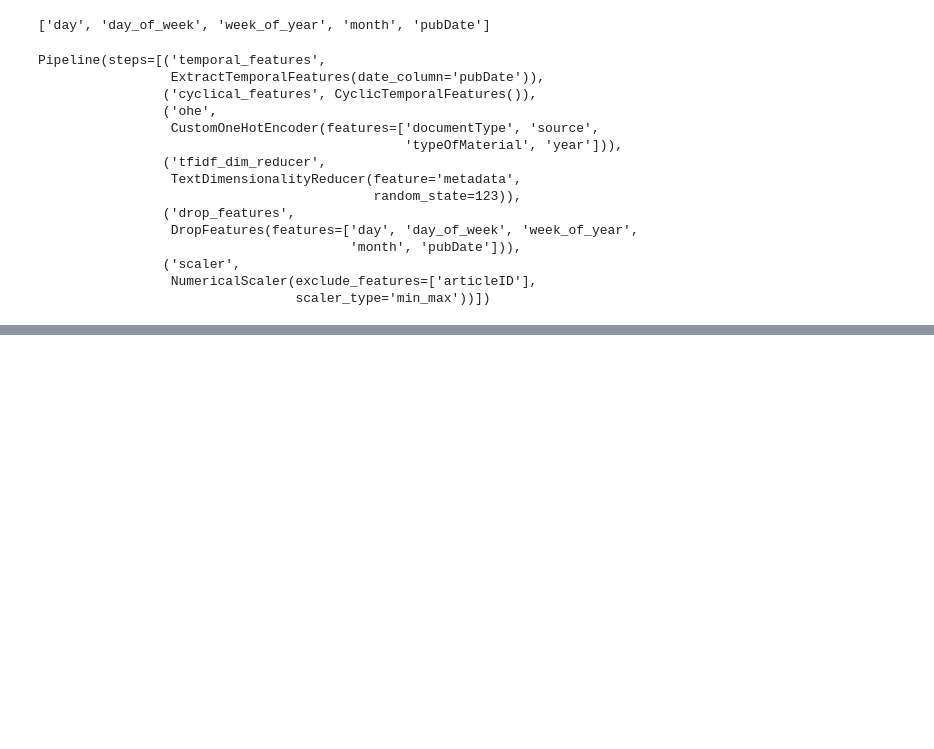
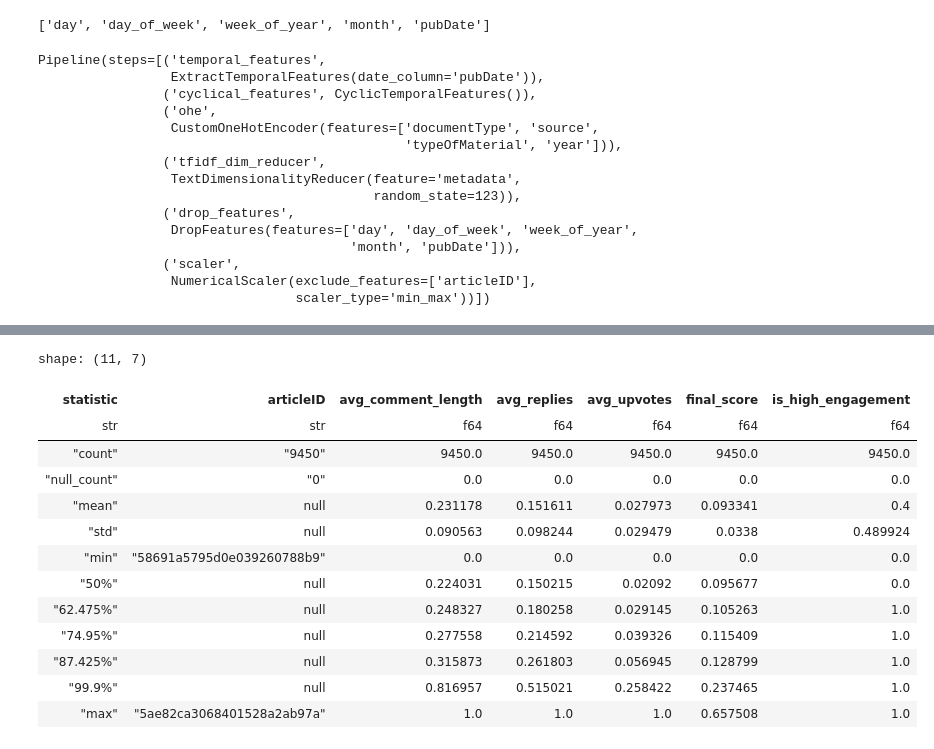
Before and after one commit to chineidu/NYC-Comments, a Jupyter notebook: Notebooks/02-articles-feat-eng.ipynb, the cells around one changed output, grey strips where cells are left out. Drawn from its saved outputs; the diff is of its cells as text; code cells hidden in the pictures; blank space fills up the shorter version.

Commit message:
chore: Articles data pipeline

```diff
--- a/Notebooks/02-articles-feat-eng.ipynb
+++ b/Notebooks/02-articles-feat-eng.ipynb
@@ -722,6 +722,9 @@ class NumericalScaler(BaseEstimator, TransformerMixin):
         if exclude_features is None:
             self.exclude_features: list[str] = []
         else:
+            assert isinstance(
+                exclude_features, list
+            ), "`exclude_features` must be of type List"
             self.exclude_features: list[str] = exclude_features
 
         if scaler_type not in ["standard", "min_max"]:
@@ -1140,0 +1164,8 @@ shape: (2, 124)
+# %%
+comments_engagments_df: pl.DataFrame = comments_df.group_by("articleID").agg(
+    avg_comment_length=pl.col("commentBody").str.len_chars().mean().round(2),
+    avg_upvotes=pl.col("recommendations").mean().round(2),
+    avg_replies=pl.col("replyCount").mean().round(2),
+)
+
+comments_engagments_df.head()
@@ -1140,0 +1205,8 @@ shape: (2, 124)
+# %%
+scaler: NumericalScaler = NumericalScaler(
+    scaler_type="min_max", exclude_features=["articleID"]
+)
+comments_engagments_scaled_df: pl.DataFrame = scaler.fit_transform(
+    comments_engagments_df
+)
+comments_engagments_scaled_df.head()
@@ -1140,0 +1222,22 @@ shape: (2, 124)
+# %%
+# Weights for creating the final score
+w1: float = 0.20  # avg_comment_length
+w2: float = 0.20  # avg_replies
+w3: float = 0.60  # avg_upvotes
+
+
+comments_engagments_scaled_df = comments_engagments_scaled_df.with_columns(
+    final_score=(
+        (pl.col("avg_comment_length") * w1)
+        + (pl.col("avg_replies") * w2)
+        + (pl.col("avg_upvotes") * w3)
+    )
+)
+threshold: float = np.percentile(comments_engagments_scaled_df["final_score"], 60)
+
+comments_engagments_scaled_df = comments_engagments_scaled_df.with_columns(
+    is_high_engagement=(pl.col("final_score") > threshold).cast(pl.UInt8)
+)
+print(f"{threshold = }")
+
+comments_engagments_scaled_df.head()
@@ -1140,0 +1254,19 @@ shape: (2, 124)
+# %%
+percentiles: np.ndarray = np.linspace(0.5, 0.999, 5)
+
+comments_engagments_scaled_df.describe(percentiles=percentiles)
+# %% [output]
+shape: (11, 7)
+| statistic | articleID | avg_comment_length | avg_replies | avg_upvotes | final_score | is_high_engagement |
+| str | str | f64 | f64 | f64 | f64 | f64 |
+| "count" | "9450" | 9450.0 | 9450.0 | 9450.0 | 9450.0 | 9450.0 |
+| "null_count" | "0" | 0.0 | 0.0 | 0.0 | 0.0 | 0.0 |
+| "mean" | null | 0.231178 | 0.151611 | 0.027973 | 0.093341 | 0.4 |
+| "std" | null | 0.090563 | 0.098244 | 0.029479 | 0.0338 | 0.489924 |
+| "min" | "58691a5795d0e039260788b9" | 0.0 | 0.0 | 0.0 | 0.0 | 0.0 |
+| "50%" | null | 0.224031 | 0.150215 | 0.02092 | 0.095677 | 0.0 |
+| "62.475%" | null | 0.248327 | 0.180258 | 0.029145 | 0.105263 | 1.0 |
+| "74.95%" | null | 0.277558 | 0.214592 | 0.039326 | 0.115409 | 1.0 |
+| "87.425%" | null | 0.315873 | 0.261803 | 0.056945 | 0.128799 | 1.0 |
+| "99.9%" | null | 0.816957 | 0.515021 | 0.258422 | 0.237465 | 1.0 |
+| "max" | "5ae82ca3068401528a2ab97a" | 1.0 | 1.0 | 1.0 | 0.657508 | 1.0 |
```
Also changed, not shown: parts of 11 cells of this notebook.
